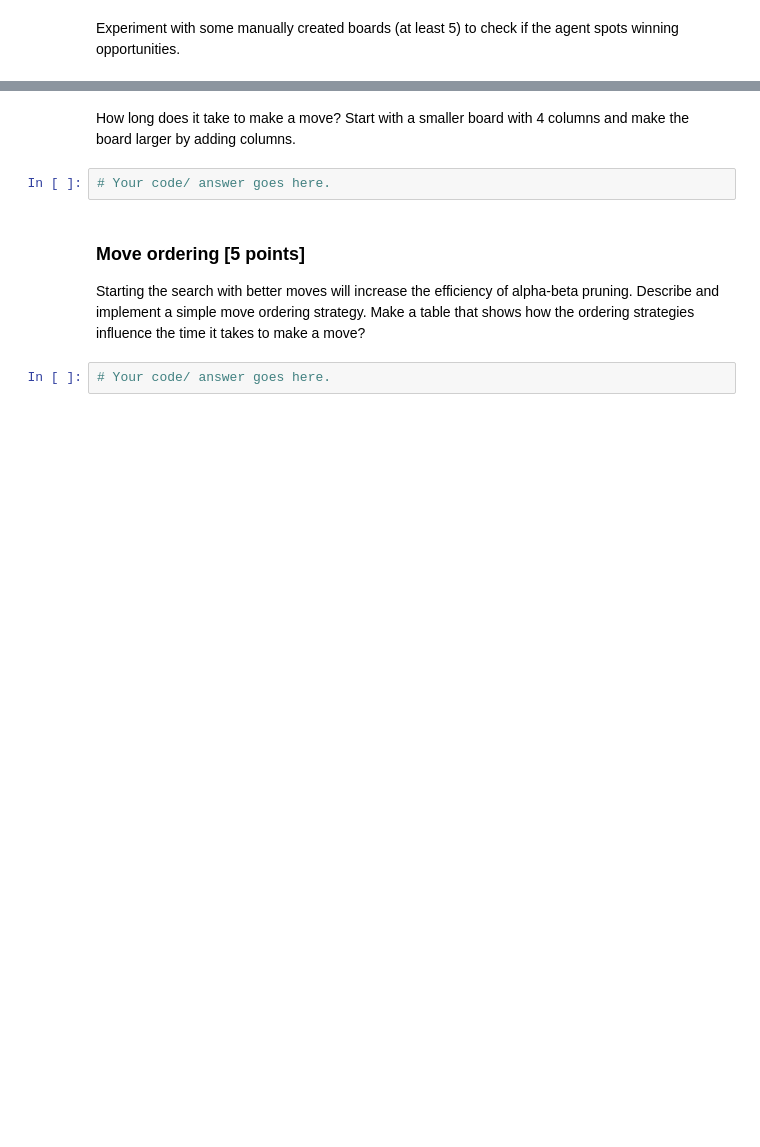
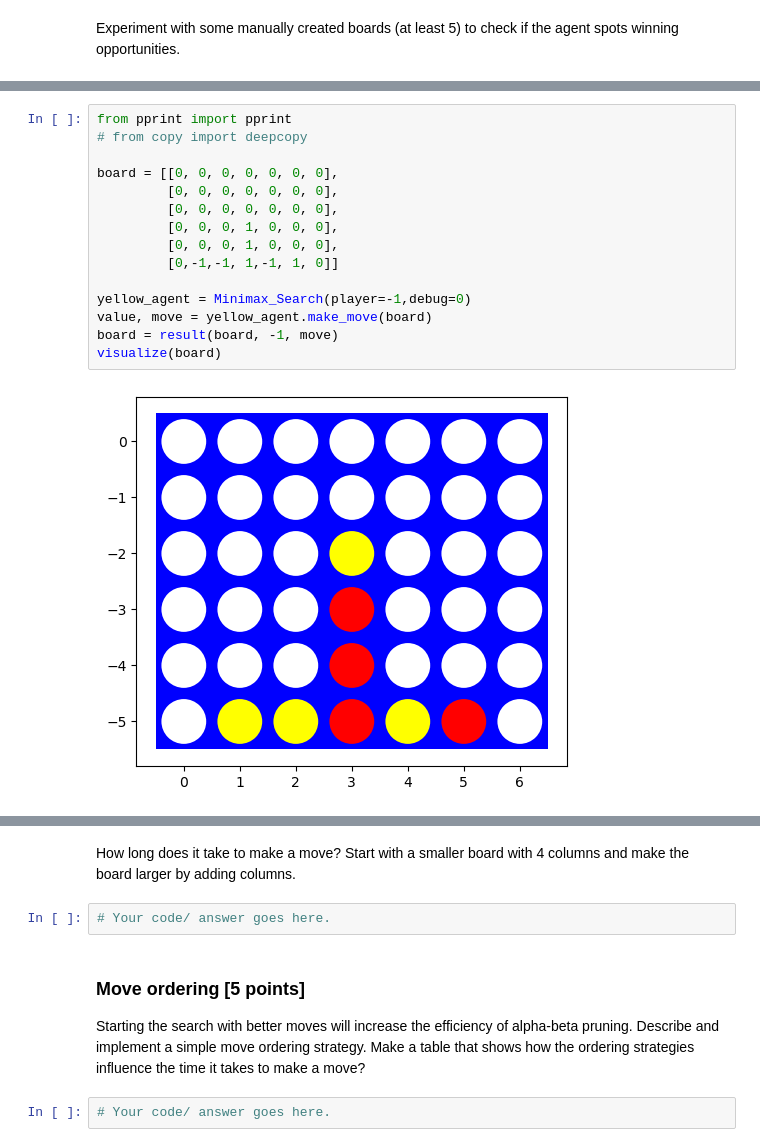
Before and after one commit to Mikecamdo/ArtificialIntelligence, a Jupyter notebook: Assignment 5/assignment_connect4.ipynb, the cells around one changed output, grey strips where cells are left out. Saved outputs shown, nothing was run; the diff lists cells and outputs as text; blank space fills up the shorter version.

```diff
--- a/Assignment 5/assignment_connect4.ipynb
+++ b/Assignment 5/assignment_connect4.ipynb
@@ -294,2 +332,19 @@ Experiment with some manually created boards (at least 5) to check if the agent
+# %%
+from pprint import pprint
+# from copy import deepcopy
+
+board = [[0, 0, 0, 0, 0, 0, 0],
+         [0, 0, 0, 0, 0, 0, 0],
+         [0, 0, 0, 0, 0, 0, 0],
+         [0, 0, 0, 1, 0, 0, 0],
+         [0, 0, 0, 1, 0, 0, 0],
+         [0,-1,-1, 1,-1, 1, 0]]
+
+yellow_agent = Minimax_Search(player=-1,debug=0)
+value, move = yellow_agent.make_move(board)
+board = result(board, -1, move)
+visualize(board)
+# %% [output]
+[figure, added]
 # %%
 # Your code/ answer goes here.
```
Also changed, not shown: parts of 7 cells of this notebook.
